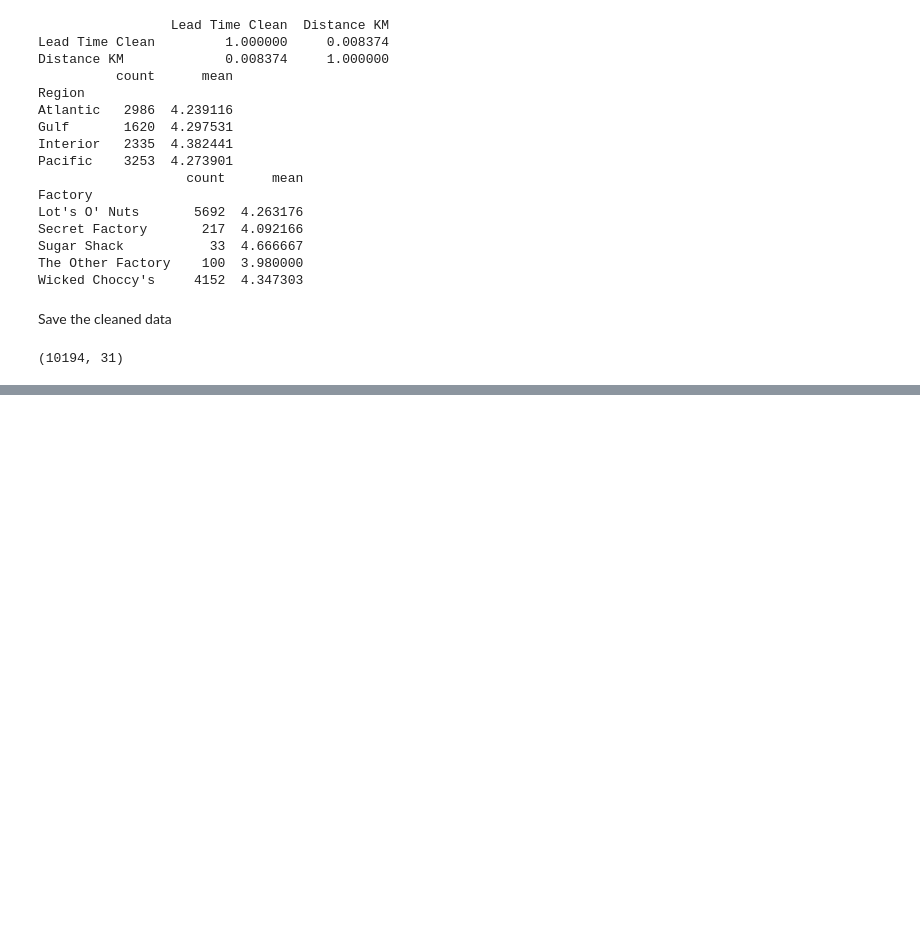
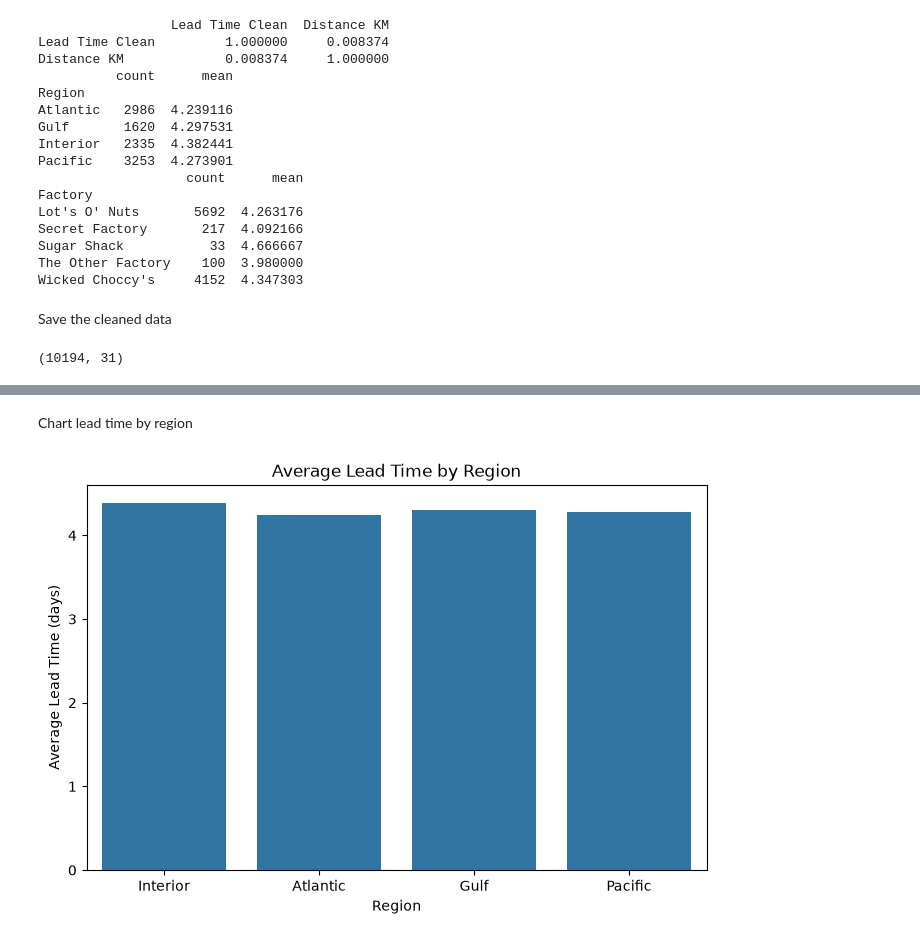
Before and after one commit to NityaRanout-2496/nassau-candy-shipping-optimization, a Jupyter notebook: notebooks/01_eda.ipynb, the cells around one changed output, grey strips where cells are left out. Saved outputs shown, nothing was run; the diff lists cells and outputs as text; code cells hidden in the pictures; blank space fills up the shorter version.

```diff
--- a/notebooks/01_eda.ipynb
+++ b/notebooks/01_eda.ipynb
@@ -399,0 +412,11 @@ print(df.shape)
+# %% [markdown]
+Chart lead time by region
+# %%
+plt.figure(figsize=(8, 5))
+sns.barplot(data=df, x="Region", y="Lead Time Clean", errorbar=None)
+plt.title("Average Lead Time by Region")
+plt.ylabel("Average Lead Time (days)")
+plt.savefig("../reports/lead_time_by_region.png", dpi=150, bbox_inches="tight")
+plt.show()
+# %% [output]
+[figure, added]
```
Also changed, not shown: parts of 4 cells of this notebook, 3 other files.
